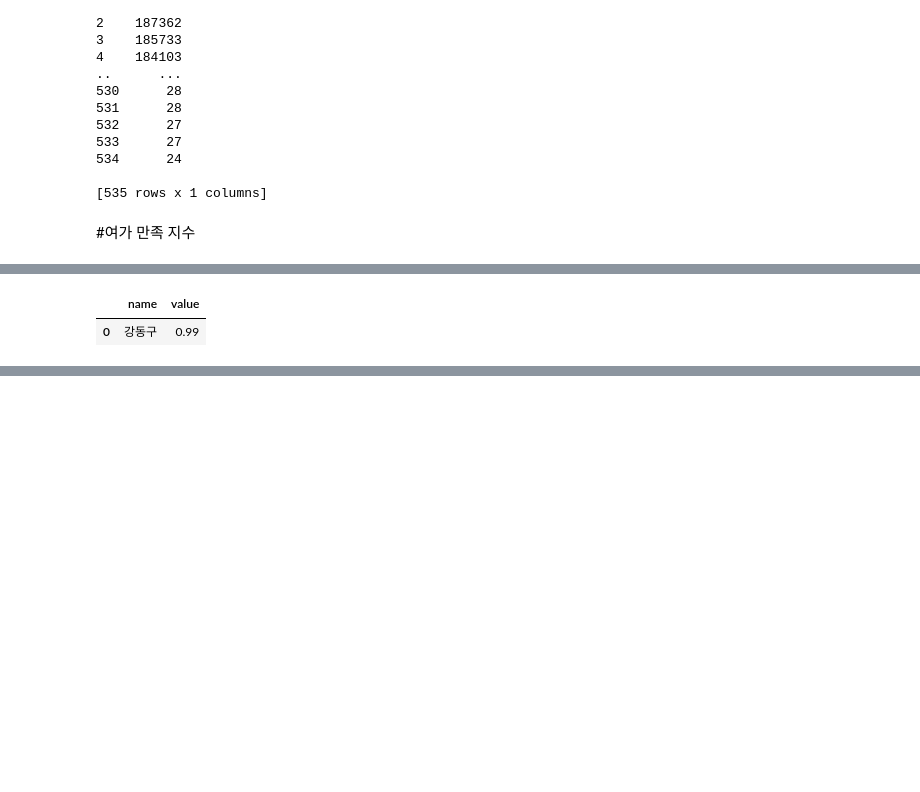
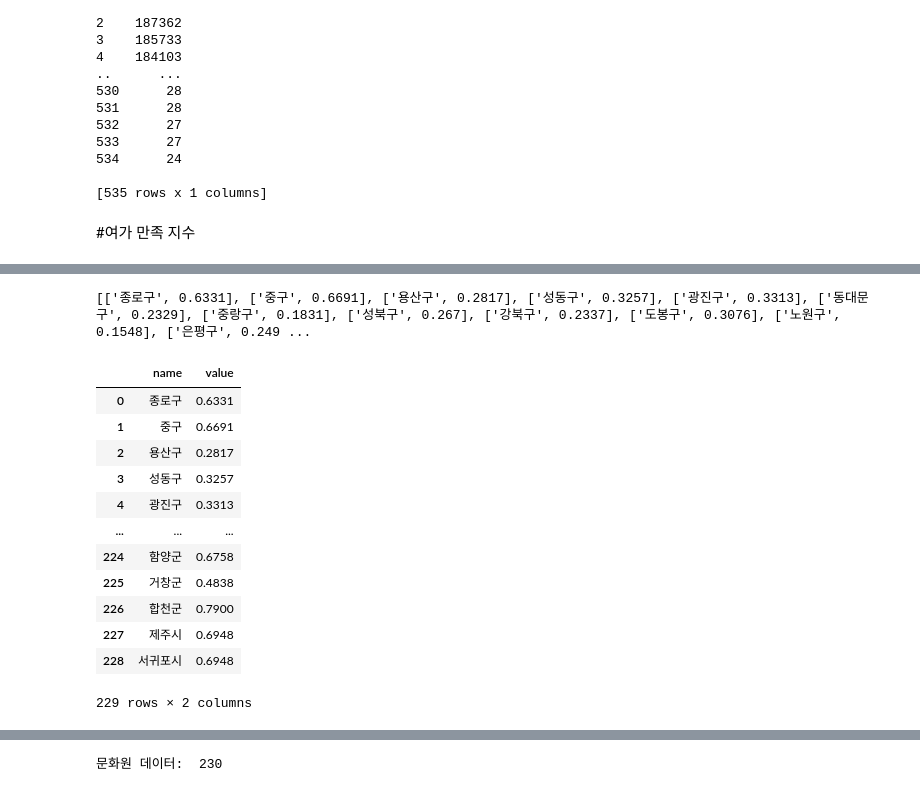
Before and after one commit to ansehoon1999/MG-DataAnaylsis, a Jupyter notebook: 세훈/DataAnalysis_7_26.ipynb, the cells around one changed output, grey strips where cells are left out. Cells and saved outputs as stored; diff of their text form; code cells hidden in the pictures; blank space fills up the shorter version.

```diff
--- a/세훈/DataAnalysis_7_26.ipynb
+++ b/세훈/DataAnalysis_7_26.ipynb
@@ -82,0 +88,10 @@ print(num)
+# %%
+filename='/content/drive/MyDrive/happy_lesiure.csv'
+# %%
+import pandas as pd
+import numpy as np
+
+data = pd.read_csv(filename)
+df = pd.DataFrame(data)
+df = df[['구군', '평균']]
+print('전국 시군구 여가 만족지수 데이터: ', len(df))
@@ -83,13 +109,32 @@ print(num)
+# %%
+raw_data = []
+
+for i in range(len(df)) :
+  tmp_list = [df.iloc[i,0], df.iloc[i,1]]
+  raw_data.append(tmp_list)
+
+print(raw_data)
+# %% [output]
+[['종로구', 0.6331], ['중구', 0.6691], ['용산구', 0.2817], ['성동구', 0.3257], ['광진구', 0.3313], ['동대문구', 0.2329], ['중랑구', 0.1831], ['성북구', 0.267], ['강북구', 0.2337], ['도봉구', 0.3076], ['노원구', 0.1548], ['은평구', 0.249 ...
 # %%
-raw_data = [
-            ['강동구', 0.99]
-]
+
 
 data = pd.DataFrame(raw_data, columns = ['name', 'value'])
 data
 # %% [output]
 |  | name | value |
-| 0 | 강동구 | 0.99 |
+| 0 | 종로구 | 0.6331 |
+| 1 | 중구 | 0.6691 |
+| 2 | 용산구 | 0.2817 |
+| 3 | 성동구 | 0.3257 |
+| 4 | 광진구 | 0.3313 |
+| ... | ... | ... |
+| 224 | 함양군 | 0.6758 |
+| 225 | 거창군 | 0.4838 |
+| 226 | 합천군 | 0.7900 |
+| 227 | 제주시 | 0.6948 |
+| 228 | 서귀포시 | 0.6948 |
+229 rows × 2 columns
 # %%
 import folium
 import pandas as pd
@@ -120,3 +163,15 @@ folium.Choropleth(
 m
 # %% [output]
 [interactive output not drawn]
+# %%
+filename = "/content/drive/MyDrive/culture_center.csv"
+
+import pandas as pd
+import numpy as np
+
+data = pd.read_csv(filename)
+df = pd.DataFrame(data)
+df = df[['fclt_name', 'x_cd', 'y_cd']]
+print('문화원 데이터: ', len(df))
+# %% [output]
+문화원 데이터:  230
```
Also changed, not shown: parts of 8 cells of this notebook.
